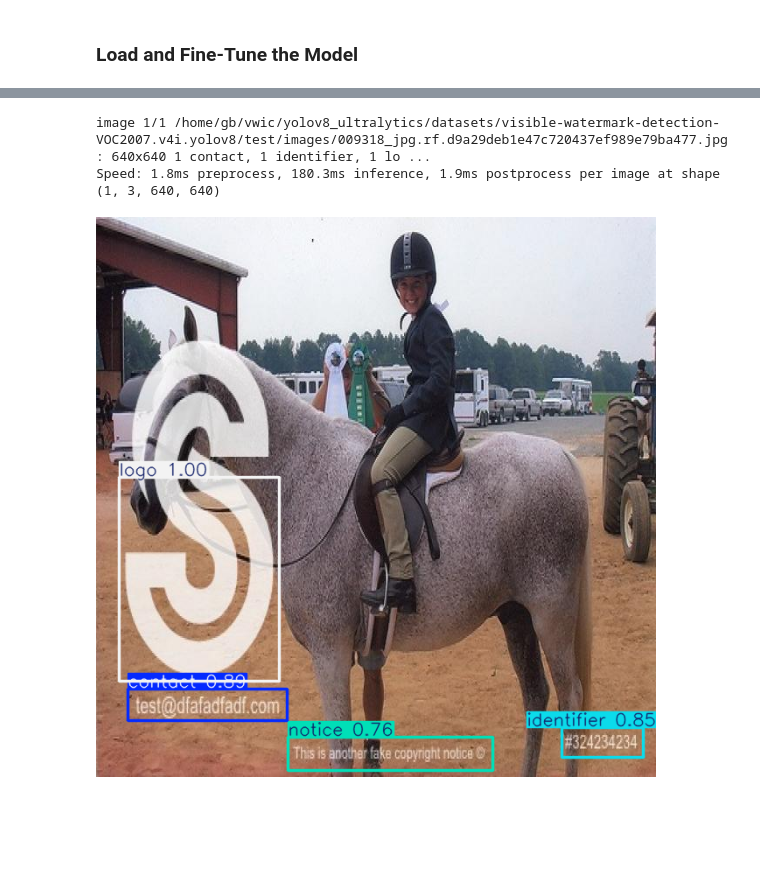
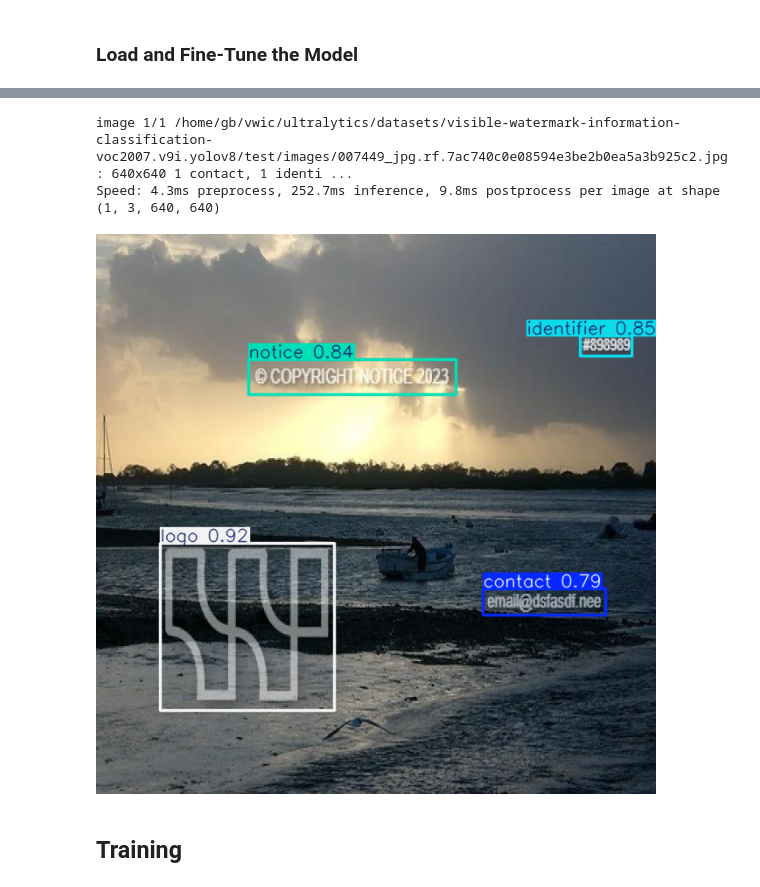
Before and after one commit to gfbarron/vwic, a Jupyter notebook: ultralytics/notebook.ipynb, the cells around one changed output, grey strips where cells are left out. Saved outputs shown, nothing was run; the diff lists cells and outputs as text; code cells hidden in the pictures; blank space fills up the shorter version.

Commit message:
migrate ultralytics notebook from old repo

```diff
--- a/ultralytics/notebook.ipynb
+++ b/ultralytics/notebook.ipynb
@@ -46,22 +94,24 @@ NameError: name 'model' is not defined
 
 ![Confustion Matrix](runs/detect/train/confusion_matrix_normalized.png)
 # %%
-TEST_IMAGE = "./datasets/visible-watermark-detection-VOC2007.v4i.yolov8/test/images/009318_jpg.rf.d9a29deb1e47c720437ef989e79ba477.jpg"
+TEST_IMAGE = "./datasets/visible-watermark-information-classification-voc2007.v9i.yolov8/test/images/007449_jpg.rf.7ac740c0e08594e3be2b0ea5a3b925c2.jpg"
 
 model = YOLO("models/best.pt")  # Path to your saved model
 
 results = model.predict(
     source=TEST_IMAGE,
     conf=0.7,  # confidence threshold
     save=False,  # no need to save results, just display below.
     imgsz=640,
     device='cpu',
 )
 
 # Process results list
 for result in results:
     result.show()  # display to screen
 # %% [output]
-image 1/1 /home/gb/vwic/yolov8_ultralytics/datasets/visible-watermark-detection-VOC2007.v4i.yolov8/test/images/009318_jpg.rf.d9a29deb1e47c720437ef989e79ba477.jpg: 640x640 1 contact, 1 identifier, 1 lo ...
-Speed: 1.8ms preprocess, 180.3ms inference, 1.9ms postprocess per image at shape (1, 3, 640, 640)
+image 1/1 /home/gb/vwic/ultralytics/datasets/visible-watermark-information-classification-voc2007.v9i.yolov8/test/images/007449_jpg.rf.7ac740c0e08594e3be2b0ea5a3b925c2.jpg: 640x640 1 contact, 1 identi ...
+Speed: 4.3ms preprocess, 252.7ms inference, 9.8ms postprocess per image at shape (1, 3, 640, 640)
-[figure, old version]
+[figure, new version]
+# %% [markdown]
+## Training
```
Also changed, not shown: parts of 2 cells of this notebook.
